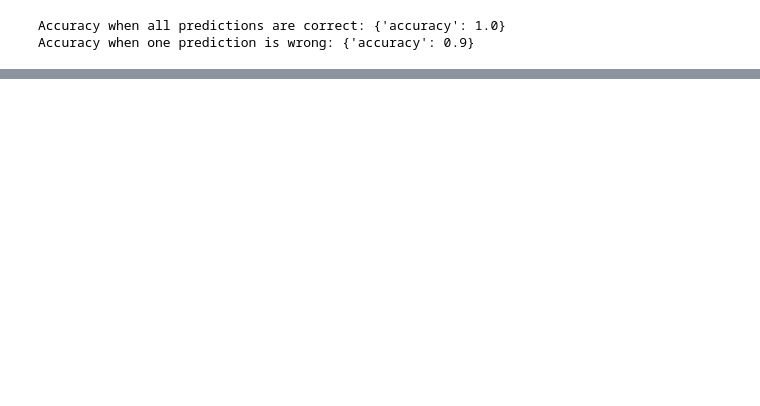
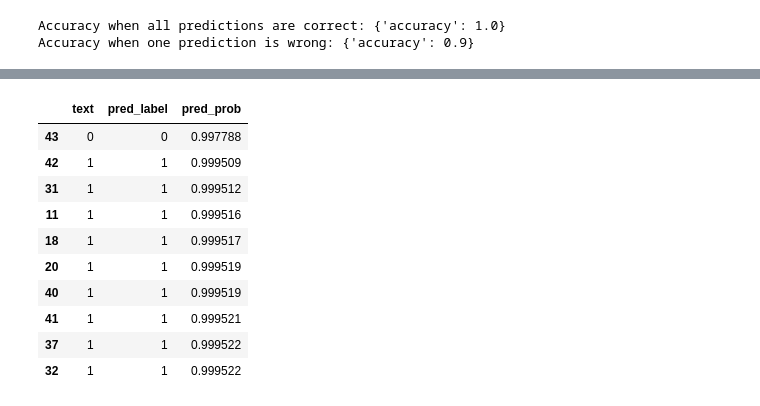
Before and after one commit to banno-0720/learning_PyTorch, a Jupyter notebook: hugging_face_text_classification.ipynb, the cells around one changed output, grey strips where cells are left out. Saved outputs shown, nothing was run; the diff lists cells and outputs as text; code cells hidden in the pictures; blank space fills up the shorter version.

```diff
--- a/hugging_face_text_classification.ipynb
+++ b/hugging_face_text_classification.ipynb
@@ -776,0 +863,8 @@ Accuracy when one prediction is wrong: {'accuracy': 0.9}
+# %%
+# Perform predictions on the test set
+predictions_all = trainer.predict(tokenized_dataset["test"])
+prediction_values = predictions_all.predictions
+prediction_metrics = predictions_all.metrics
+
+print(f"[INFO] Prediction metrics on the test data:")
+prediction_metrics
@@ -776,0 +896,18 @@ Accuracy when one prediction is wrong: {'accuracy': 0.9}
+# %%
+import torch
+from sklearn.metrics import accuracy_score
+
+# 1. Get prediction probabilities (this is optional, could get the same results with step 2 onwards)
+pred_probs = torch.softmax(torch.tensor(prediction_values), dim=1)
+
+# 2. Get the predicted labels
+pred_labels = torch.argmax(pred_probs, dim=1)
+
+# 3. Get the true labels
+true_labels = dataset["test"]["label"]
+
+# 4. Compare predicted labels to true get the test accuracy
+test_accuracy = accuracy_score(y_true=true_labels,
+                               y_pred=pred_labels)
+
+print(f"[INFO] Test accuracy: {test_accuracy*100}%")
@@ -776,0 +916,9 @@ Accuracy when one prediction is wrong: {'accuracy': 0.9}
+# %%
+# Make a DataFrame of test predictions
+test_predictions_df = pd.DataFrame({
+    "text": true_labels,
+    "pred_label": pred_labels,
+    "pred_prob": torch.max(pred_probs, dim=1).values
+})
+
+test_predictions_df.head()
@@ -776,0 +932,15 @@ Accuracy when one prediction is wrong: {'accuracy': 0.9}
+# %%
+# Show 10 examples with low prediction probability
+test_predictions_df.sort_values("pred_prob", ascending=True).head(10)
+# %% [output]
+|  | text | pred_label | pred_prob |
+| 43 | 0 | 0 | 0.997788 |
+| 42 | 1 | 1 | 0.999509 |
+| 31 | 1 | 1 | 0.999512 |
+| 11 | 1 | 1 | 0.999516 |
+| 18 | 1 | 1 | 0.999517 |
+| 20 | 1 | 1 | 0.999519 |
+| 40 | 1 | 1 | 0.999519 |
+| 41 | 1 | 1 | 0.999521 |
+| 37 | 1 | 1 | 0.999522 |
+| 32 | 1 | 1 | 0.999522 |
```
Also changed, not shown: parts of 48 cells of this notebook.
